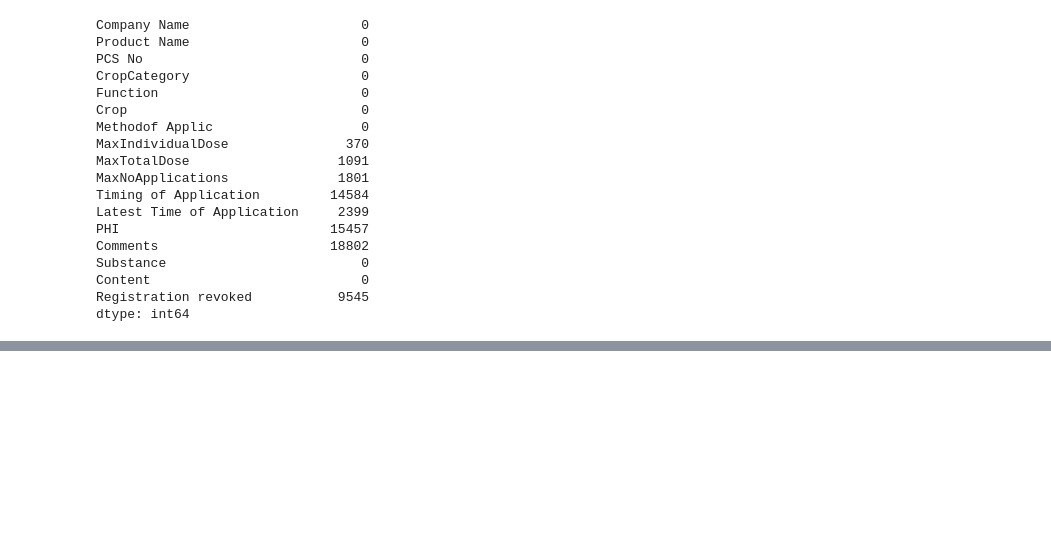
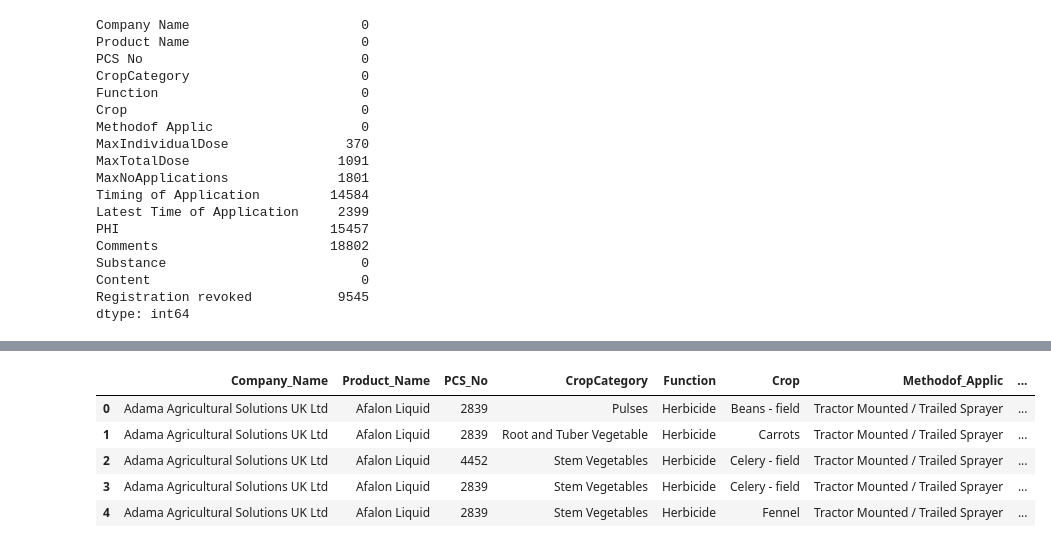
Before and after one commit to Ek1mBr0/PPP_Data_Project, a Jupyter notebook: PPP_Data_Project.ipynb, the cells around one changed output, grey strips where cells are left out. Saved outputs shown, nothing was run; the diff lists cells and outputs as text; code cells hidden in the pictures; blank space fills up the shorter version.

```diff
--- a/PPP_Data_Project.ipynb
+++ b/PPP_Data_Project.ipynb
@@ -184,0 +167,11 @@ print(Revoked)
+# %%
+PPP_Data.columns = PPP_Data.columns.str.replace(' ','_')
+# %%
+PPP_Data.head()
+# %% [output]
+|  | Company_Name | Product_Name | PCS_No | CropCategory | Function | Crop | Methodof_Applic | ... |
+| 0 | Adama Agricultural Solutions UK Ltd | Afalon Liquid | 2839 | Pulses | Herbicide | Beans - field | Tractor Mounted / Trailed Sprayer | ... |
+| 1 | Adama Agricultural Solutions UK Ltd | Afalon Liquid | 2839 | Root and Tuber Vegetable | Herbicide | Carrots | Tractor Mounted / Trailed Sprayer | ... |
+| 2 | Adama Agricultural Solutions UK Ltd | Afalon Liquid | 4452 | Stem Vegetables | Herbicide | Celery - field | Tractor Mounted / Trailed Sprayer | ... |
+| 3 | Adama Agricultural Solutions UK Ltd | Afalon Liquid | 2839 | Stem Vegetables | Herbicide | Celery - field | Tractor Mounted / Trailed Sprayer | ... |
+| 4 | Adama Agricultural Solutions UK Ltd | Afalon Liquid | 2839 | Stem Vegetables | Herbicide | Fennel | Tractor Mounted / Trailed Sprayer | ... |
```
Also changed, not shown: parts of 15 cells of this notebook.
